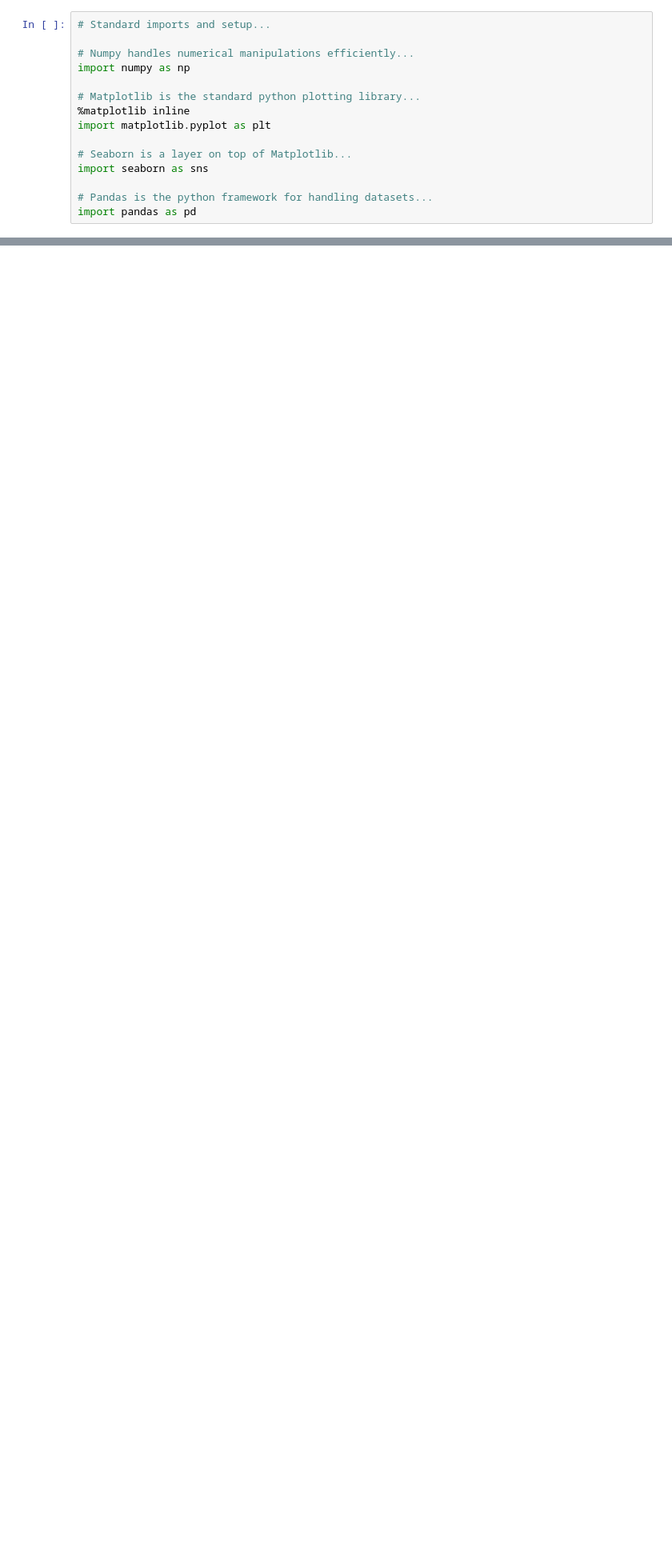
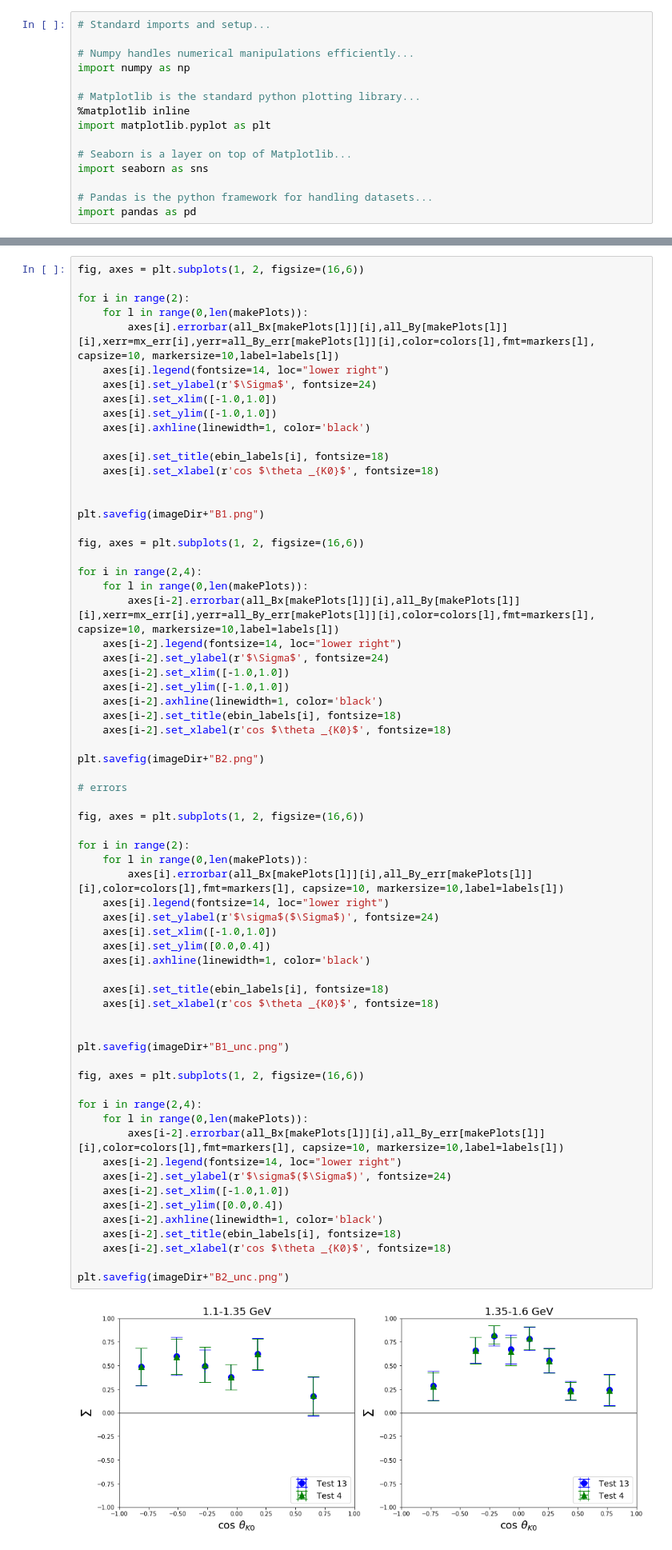
Before and after one commit to louiseclark/g8K0Sig, a Jupyter notebook: jupyter/g8K0SignCompSys.ipynb, the cells around one changed output, grey strips where cells are left out. Shown at 80% size. Cells and saved outputs as stored; diff of their text form; blank space fills up the shorter version.

```diff
--- a/jupyter/g8K0SignCompSys.ipynb
+++ b/jupyter/g8K0SignCompSys.ipynb
@@ -842,0 +1335,68 @@ st10Czy_err=[[0.36683138515978397,0.41108784259754716,0.32995237979216657,0.1803
+# %%
+fig, axes = plt.subplots(1, 2, figsize=(16,6))
+
+for i in range(2):
+    for l in range(0,len(makePlots)):
+        axes[i].errorbar(all_Bx[makePlots[l]][i],all_By[makePlots[l]][i],xerr=mx_err[i],yerr=all_By_err[makePlots[l]][i],color=colors[l],fmt=markers[l], capsize=10, markersize=10,label=labels[l])
+    axes[i].legend(fontsize=14, loc="lower right")
+    axes[i].set_ylabel(r'$\Sigma$', fontsize=24)
+    axes[i].set_xlim([-1.0,1.0])
+    axes[i].set_ylim([-1.0,1.0])
+    axes[i].axhline(linewidth=1, color='black')
+
+    axes[i].set_title(ebin_labels[i], fontsize=18)
+    axes[i].set_xlabel(r'cos $\theta _{K0}$', fontsize=18)
+
+
+plt.savefig(imageDir+"B1.png")
+
+fig, axes = plt.subplots(1, 2, figsize=(16,6))
+
+for i in range(2,4):
+    for l in range(0,len(makePlots)):
+        axes[i-2].errorbar(all_Bx[makePlots[l]][i],all_By[makePlots[l]][i],xerr=mx_err[i],yerr=all_By_err[makePlots[l]][i],color=colors[l],fmt=markers[l], capsize=10, markersize=10,label=labels[l])
+    axes[i-2].legend(fontsize=14, loc="lower right")
+    axes[i-2].set_ylabel(r'$\Sigma$', fontsize=24)
+    axes[i-2].set_xlim([-1.0,1.0])
+    axes[i-2].set_ylim([-1.0,1.0])
+    axes[i-2].axhline(linewidth=1, color='black')
+    axes[i-2].set_title(ebin_labels[i], fontsize=18)
+    axes[i-2].set_xlabel(r'cos $\theta _{K0}$', fontsize=18)
+
+plt.savefig(imageDir+"B2.png")
+
+# errors
+
+fig, axes = plt.subplots(1, 2, figsize=(16,6))
+
+for i in range(2):
+    for l in range(0,len(makePlots)):
+        axes[i].errorbar(all_Bx[makePlots[l]][i],all_By_err[makePlots[l]][i],color=colors[l],fmt=markers[l], capsize=10, markersize=10,label=labels[l])
+    axes[i].legend(fontsize=14, loc="lower right")
+    axes[i].set_ylabel(r'$\sigma$($\Sigma$)', fontsize=24)
+    axes[i].set_xlim([-1.0,1.0])
+    axes[i].set_ylim([0.0,0.4])
+    axes[i].axhline(linewidth=1, color='black')
+
+    axes[i].set_title(ebin_labels[i], fontsize=18)
+    axes[i].set_xlabel(r'cos $\theta _{K0}$', fontsize=18)
+
+
+plt.savefig(imageDir+"B1_unc.png")
+
+fig, axes = plt.subplots(1, 2, figsize=(16,6))
+
+for i in range(2,4):
+    for l in range(0,len(makePlots)):
+        axes[i-2].errorbar(all_Bx[makePlots[l]][i],all_By_err[makePlots[l]][i],color=colors[l],fmt=markers[l], capsize=10, markersize=10,label=labels[l])
+    axes[i-2].legend(fontsize=14, loc="lower right")
+    axes[i-2].set_ylabel(r'$\sigma$($\Sigma$)', fontsize=24)
+    axes[i-2].set_xlim([-1.0,1.0])
+    axes[i-2].set_ylim([0.0,0.4])
+    axes[i-2].axhline(linewidth=1, color='black')
+    axes[i-2].set_title(ebin_labels[i], fontsize=18)
+    axes[i-2].set_xlabel(r'cos $\theta _{K0}$', fontsize=18)
+
+plt.savefig(imageDir+"B2_unc.png")
+# %% [output]
+[figure, added]
```
Also changed, not shown: parts of 13 cells of this notebook, 39 other files.
